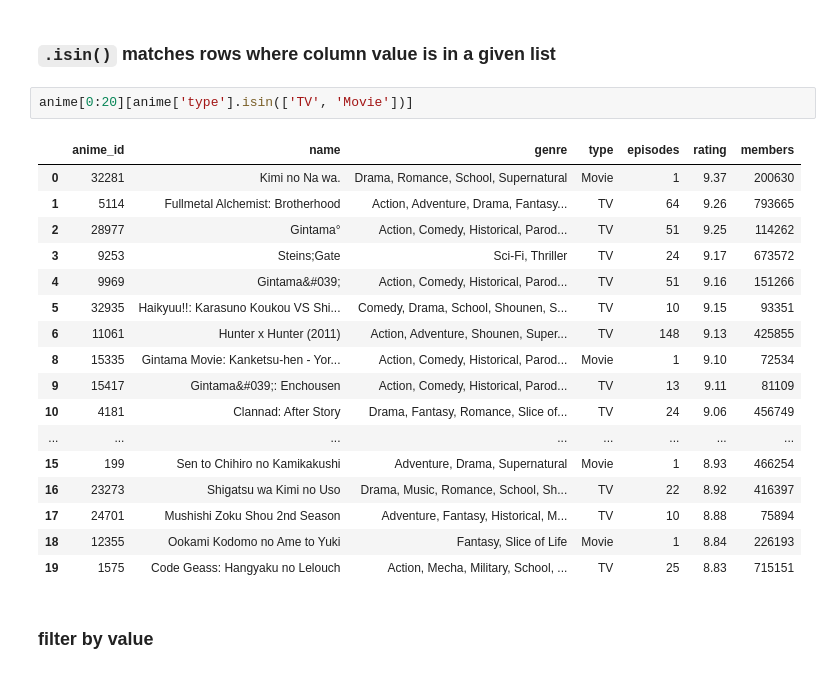
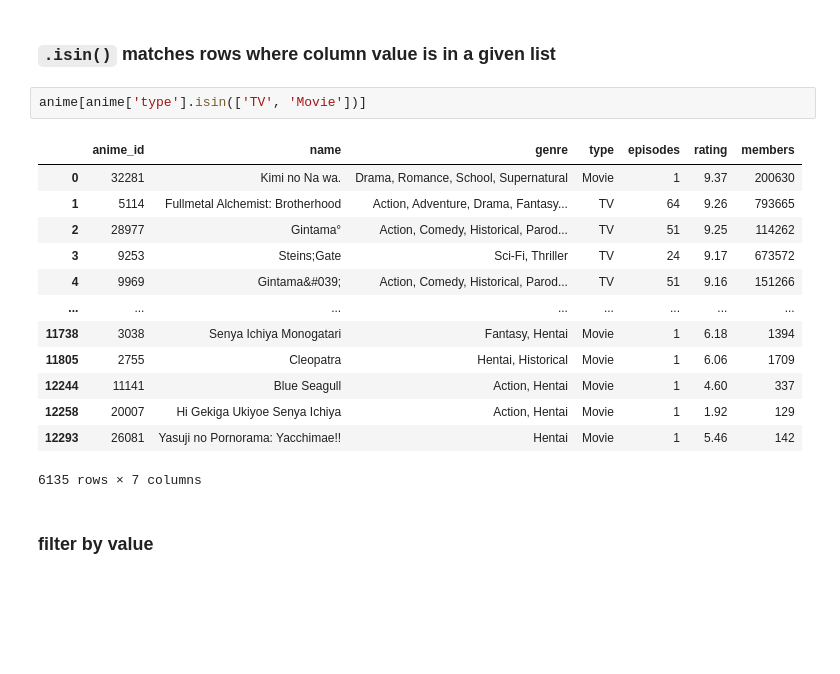
Before and after one commit to adg29/jupyter-sandbox, a Jupyter notebook: pandas/cardio_anime_data.ipynb, the cells around one changed output. Saved outputs shown, nothing was run; the diff lists cells and outputs as text; blank space fills up the shorter version.

```diff
--- a/pandas/cardio_anime_data.ipynb
+++ b/pandas/cardio_anime_data.ipynb
@@ -382,25 +368,21 @@ anime_modified.iloc[0:3]
 # %% [markdown]
 ### `.isin()` matches rows where column value is in a given list
 # %%
-anime[0:20][anime['type'].isin(['TV', 'Movie'])]
+anime[anime['type'].isin(['TV', 'Movie'])]
 # %% [output]
 |  | anime_id | name | genre | type | episodes | rating | members |
 | 0 | 32281 | Kimi no Na wa. | Drama, Romance, School, Supernatural | Movie | 1 | 9.37 | 200630 |
 | 1 | 5114 | Fullmetal Alchemist: Brotherhood | Action, Adventure, Drama, Fantasy... | TV | 64 | 9.26 | 793665 |
 | 2 | 28977 | Gintama° | Action, Comedy, Historical, Parod... | TV | 51 | 9.25 | 114262 |
 | 3 | 9253 | Steins;Gate | Sci-Fi, Thriller | TV | 24 | 9.17 | 673572 |
 | 4 | 9969 | Gintama&#039; | Action, Comedy, Historical, Parod... | TV | 51 | 9.16 | 151266 |
-| 5 | 32935 | Haikyuu!!: Karasuno Koukou VS Shi... | Comedy, Drama, School, Shounen, S... | TV | 10 | 9.15 | 93351 |
-| 6 | 11061 | Hunter x Hunter (2011) | Action, Adventure, Shounen, Super... | TV | 148 | 9.13 | 425855 |
-| 8 | 15335 | Gintama Movie: Kanketsu-hen - Yor... | Action, Comedy, Historical, Parod... | Movie | 1 | 9.10 | 72534 |
-| 9 | 15417 | Gintama&#039;: Enchousen | Action, Comedy, Historical, Parod... | TV | 13 | 9.11 | 81109 |
-| 10 | 4181 | Clannad: After Story | Drama, Fantasy, Romance, Slice of... | TV | 24 | 9.06 | 456749 |
 | ... | ... | ... | ... | ... | ... | ... | ... |
-| 15 | 199 | Sen to Chihiro no Kamikakushi | Adventure, Drama, Supernatural | Movie | 1 | 8.93 | 466254 |
-| 16 | 23273 | Shigatsu wa Kimi no Uso | Drama, Music, Romance, School, Sh... | TV | 22 | 8.92 | 416397 |
-| 17 | 24701 | Mushishi Zoku Shou 2nd Season | Adventure, Fantasy, Historical, M... | TV | 10 | 8.88 | 75894 |
-| 18 | 12355 | Ookami Kodomo no Ame to Yuki | Fantasy, Slice of Life | Movie | 1 | 8.84 | 226193 |
-| 19 | 1575 | Code Geass: Hangyaku no Lelouch | Action, Mecha, Military, School, ... | TV | 25 | 8.83 | 715151 |
+| 11738 | 3038 | Senya Ichiya Monogatari | Fantasy, Hentai | Movie | 1 | 6.18 | 1394 |
+| 11805 | 2755 | Cleopatra | Hentai, Historical | Movie | 1 | 6.06 | 1709 |
+| 12244 | 11141 | Blue Seagull | Action, Hentai | Movie | 1 | 4.60 | 337 |
+| 12258 | 20007 | Hi Gekiga Ukiyoe Senya Ichiya | Action, Hentai | Movie | 1 | 1.92 | 129 |
+| 12293 | 26081 | Yasuji no Pornorama: Yacchimae!! | Hentai | Movie | 1 | 5.46 | 142 |
+6135 rows × 7 columns
 # %% [markdown]
 ### filter by value
 # %%
```
Also changed, not shown: parts of 1 cell of this notebook.
